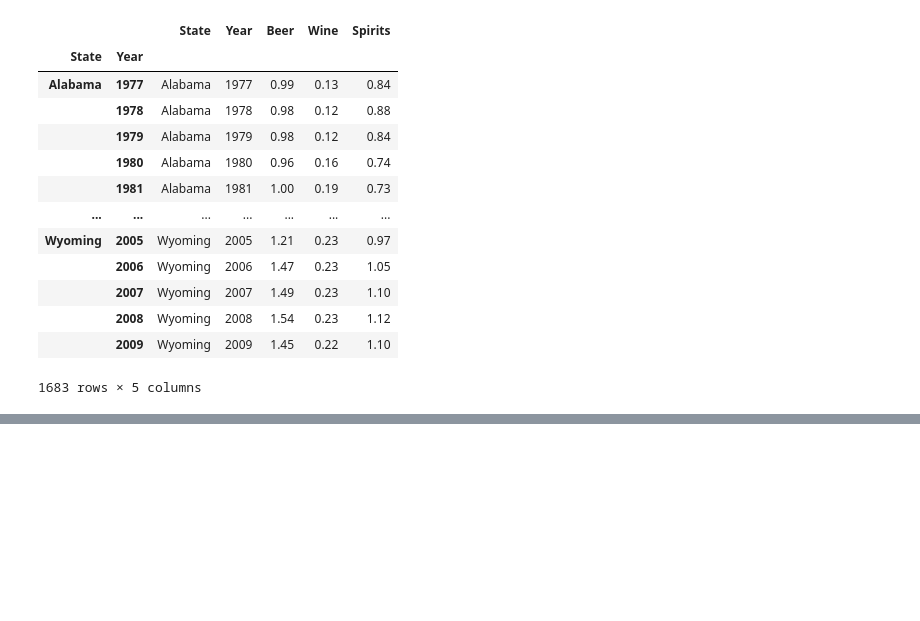
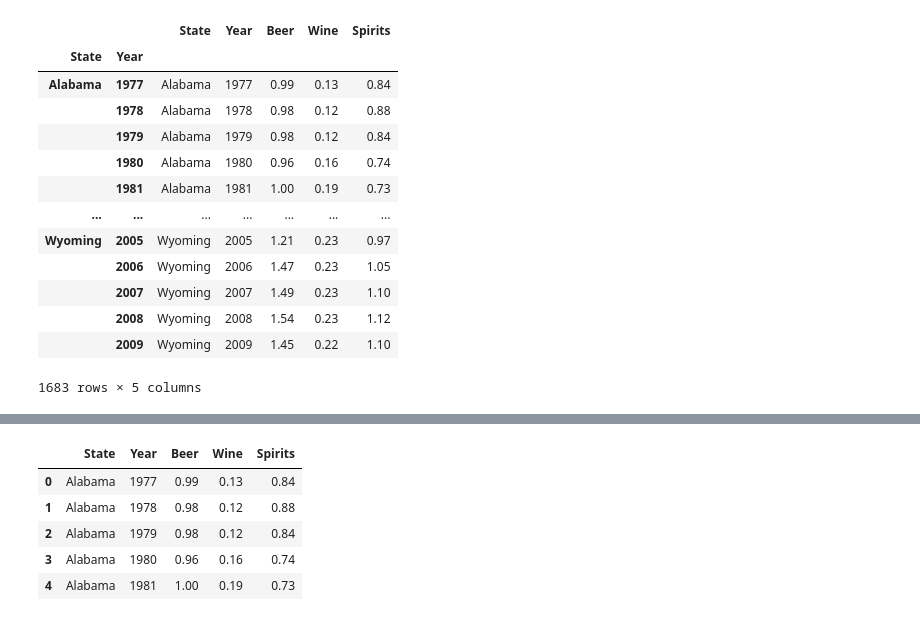
Before and after one commit to GeonKimdcu/python, a Jupyter notebook: dataMining/UNIT 32.ipynb, the cells around one changed output, grey strips where cells are left out. Cells and saved outputs as stored; diff of their text form; code cells hidden in the pictures; blank space fills up the shorter version.

```diff
--- a/dataMining/UNIT 32.ipynb
+++ b/dataMining/UNIT 32.ipynb
@@ -1955,0 +2032,12 @@ alco
+# %%
+import pandas as pd
+
+alco2009 = pd.read_csv("niaaa-report.csv")
+alco2009.head()
+# %% [output]
+|  | State | Year | Beer | Wine | Spirits |
+| 0 | Alabama | 1977 | 0.99 | 0.13 | 0.84 |
+| 1 | Alabama | 1978 | 0.98 | 0.12 | 0.88 |
+| 2 | Alabama | 1979 | 0.98 | 0.12 | 0.84 |
+| 3 | Alabama | 1980 | 0.96 | 0.16 | 0.74 |
+| 4 | Alabama | 1981 | 1.00 | 0.19 | 0.73 |
```
Also changed, not shown: parts of 8 cells of this notebook.
